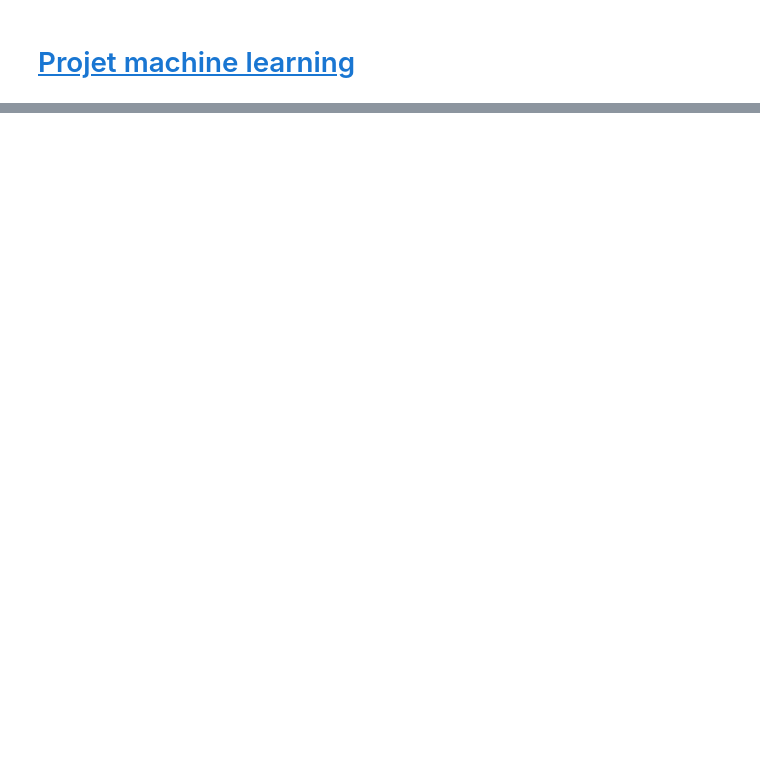
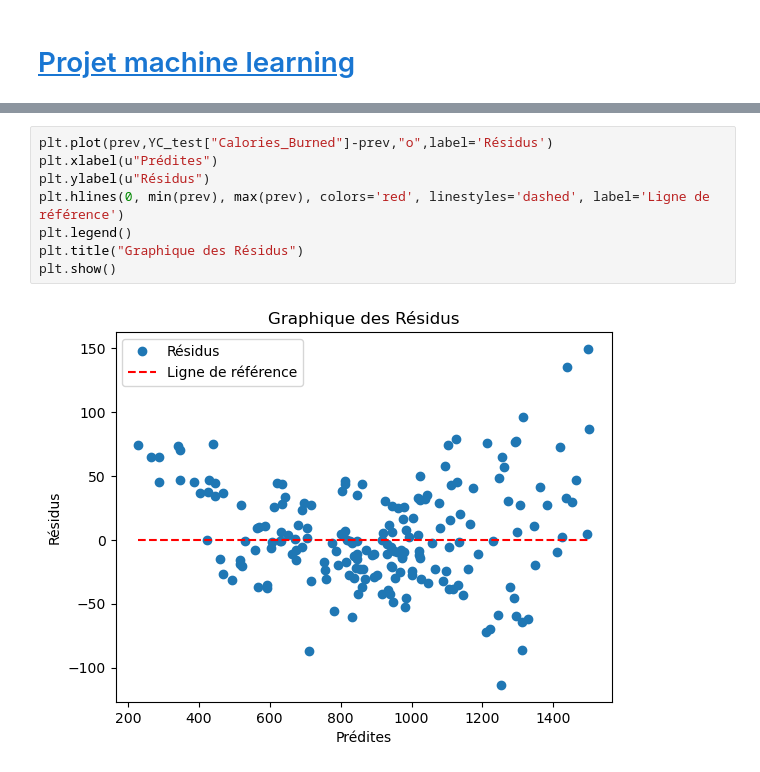
Before and after one commit to Edgar-Neboit/Projet_ML, a Jupyter notebook: Projet_ML_Python.ipynb, the cells around one changed output, grey strips where cells are left out. Drawn from its saved outputs; the diff is of its cells as text; blank space fills up the shorter version.

```diff
--- a/Projet_ML_Python.ipynb
+++ b/Projet_ML_Python.ipynb
@@ -35,0 +217,10 @@ data.head()
+# %%
+plt.plot(prev,YC_test["Calories_Burned"]-prev,"o",label='Résidus')
+plt.xlabel(u"Prédites")
+plt.ylabel(u"Résidus")
+plt.hlines(0, min(prev), max(prev), colors='red', linestyles='dashed', label='Ligne de référence')
+plt.legend()
+plt.title("Graphique des Résidus")
+plt.show()
+# %% [output]
+[figure, added]
```
Also changed, not shown: parts of 21 cells of this notebook.
